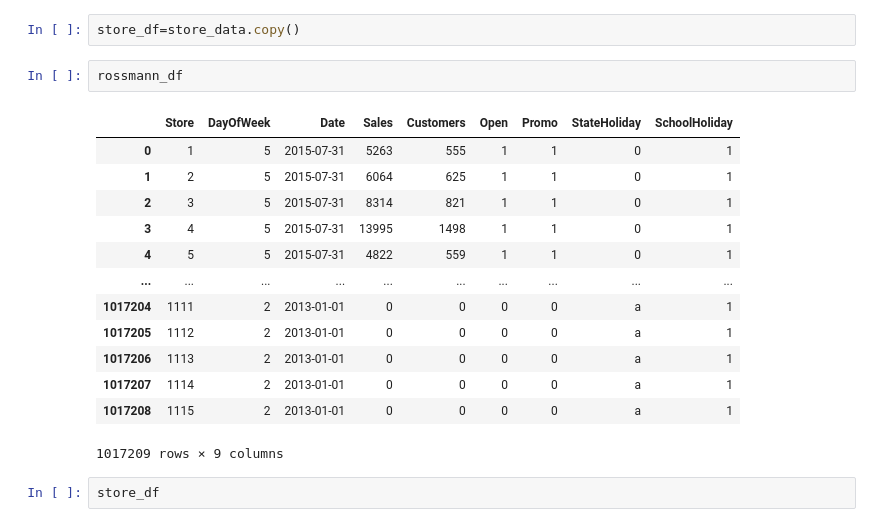
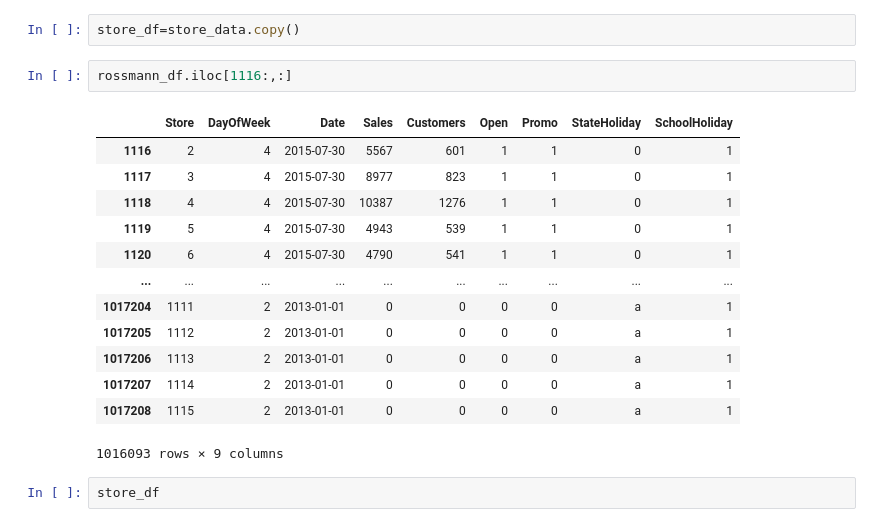
Before and after one commit to amalmon/RETAIL-SALES-PREDICTION, a Jupyter notebook: AMAL_Rossmann_Sales_Prediction_Capstone_Project.ipynb, the cells around one changed output. Drawn from its saved outputs; the diff is of its cells as text.

```diff
--- a/AMAL_Rossmann_Sales_Prediction_Capstone_Project.ipynb
+++ b/AMAL_Rossmann_Sales_Prediction_Capstone_Project.ipynb
@@ -64,21 +64,21 @@ rossmann_df=rossmann_store_data.copy()
 # %%
 store_df=store_data.copy()
 # %%
-rossmann_df
+rossmann_df.iloc[1116:,:]
 # %% [output]
 |  | Store | DayOfWeek | Date | Sales | Customers | Open | Promo | StateHoliday | SchoolHoliday |
-| 0 | 1 | 5 | 2015-07-31 | 5263 | 555 | 1 | 1 | 0 | 1 |
-| 1 | 2 | 5 | 2015-07-31 | 6064 | 625 | 1 | 1 | 0 | 1 |
-| 2 | 3 | 5 | 2015-07-31 | 8314 | 821 | 1 | 1 | 0 | 1 |
-| 3 | 4 | 5 | 2015-07-31 | 13995 | 1498 | 1 | 1 | 0 | 1 |
-| 4 | 5 | 5 | 2015-07-31 | 4822 | 559 | 1 | 1 | 0 | 1 |
+| 1116 | 2 | 4 | 2015-07-30 | 5567 | 601 | 1 | 1 | 0 | 1 |
+| 1117 | 3 | 4 | 2015-07-30 | 8977 | 823 | 1 | 1 | 0 | 1 |
+| 1118 | 4 | 4 | 2015-07-30 | 10387 | 1276 | 1 | 1 | 0 | 1 |
+| 1119 | 5 | 4 | 2015-07-30 | 4943 | 539 | 1 | 1 | 0 | 1 |
+| 1120 | 6 | 4 | 2015-07-30 | 4790 | 541 | 1 | 1 | 0 | 1 |
 | ... | ... | ... | ... | ... | ... | ... | ... | ... | ... |
 | 1017204 | 1111 | 2 | 2013-01-01 | 0 | 0 | 0 | 0 | a | 1 |
 | 1017205 | 1112 | 2 | 2013-01-01 | 0 | 0 | 0 | 0 | a | 1 |
 | 1017206 | 1113 | 2 | 2013-01-01 | 0 | 0 | 0 | 0 | a | 1 |
 | 1017207 | 1114 | 2 | 2013-01-01 | 0 | 0 | 0 | 0 | a | 1 |
 | 1017208 | 1115 | 2 | 2013-01-01 | 0 | 0 | 0 | 0 | a | 1 |
-1017209 rows × 9 columns
+1016093 rows × 9 columns
 # %%
 store_df
 # %% [output]
```
Also changed, not shown: parts of 35 cells of this notebook.
